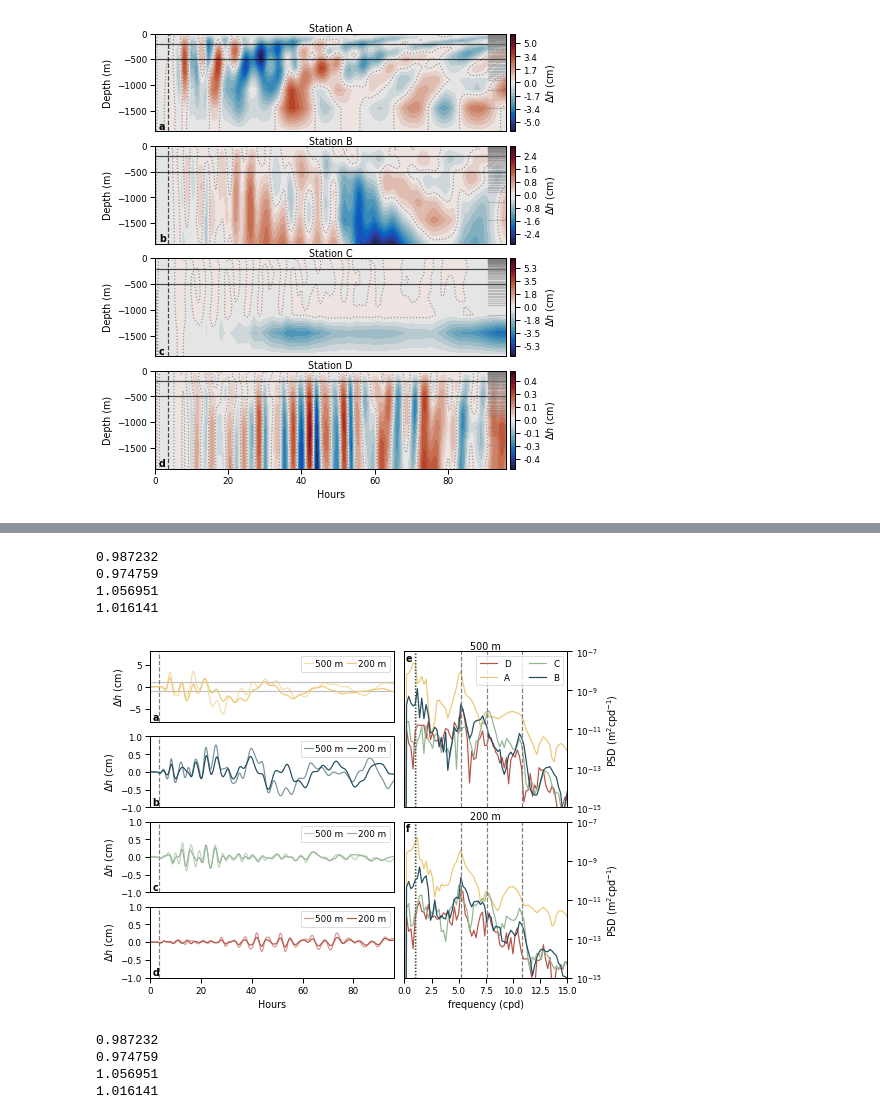
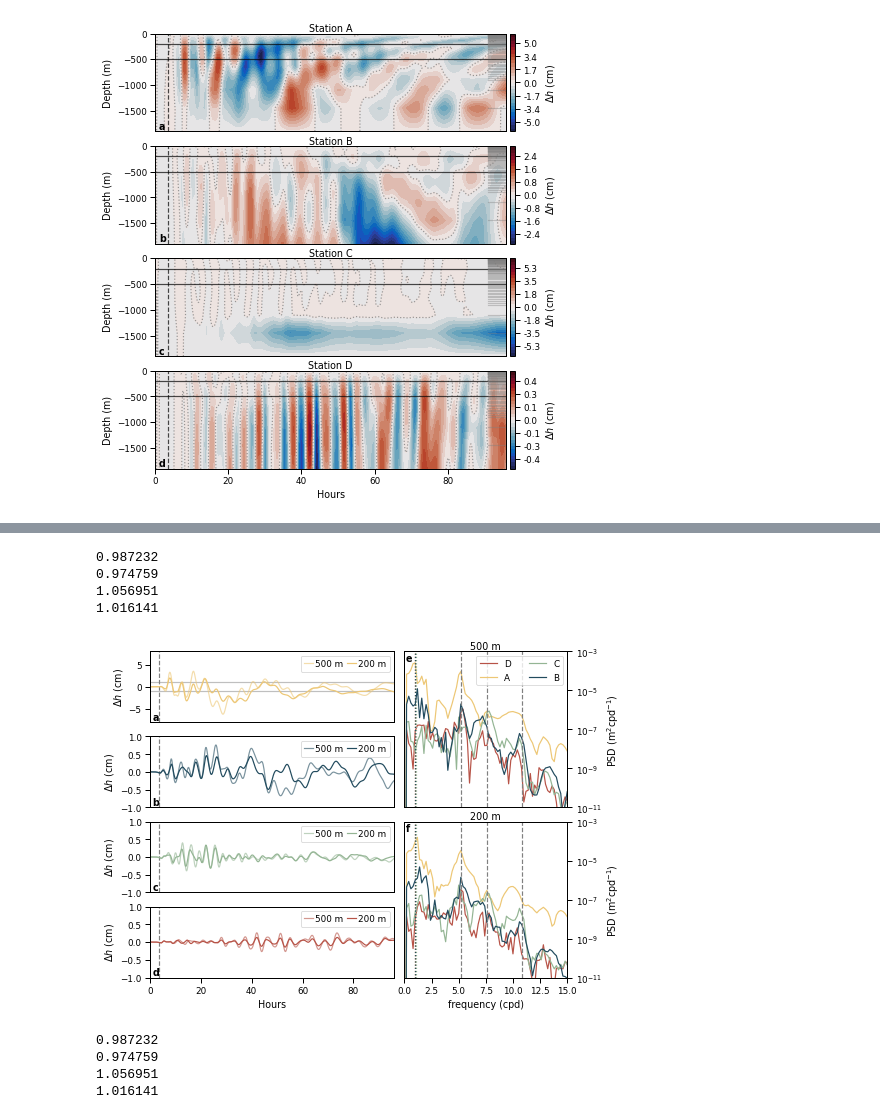
Before and after one commit to anakarinarm/notebooks_SVB, a Jupyter notebook: MITgcm/domain5/figures_paper/figure09_and_10_bottDrag.ipynb, the cells around one changed output, grey strips where cells are left out. Drawn from its saved outputs; the diff is of its cells as text; code cells hidden in the pictures.

```diff
--- a/MITgcm/domain5/figures_paper/figure09_and_10_bottDrag.ipynb
+++ b/MITgcm/domain5/figures_paper/figure09_and_10_bottDrag.ipynb
@@ -361,8 +361,8 @@ for st, st_name, col, ind, disp500_st, disp200_st in zip(range(4), st_names, col
     fftFreq, signalPSD = signal.periodogram(disp500_st, fs)
     fftFreqb, signalPSDb = signal.periodogram(disp200_st,fs )
 
-    ax1.plot(fftFreq*86400,signalPSD[:]/(1e4*86400),col,label=st_name)
-    ax1b.plot(fftFreqb*86400,signalPSDb[:]/(1e4*86400),col,label=st_name)
+    ax1.plot(fftFreq*86400,signalPSD[:]/(86400),col,label=st_name)
+    ax1b.plot(fftFreqb*86400,signalPSDb[:]/(86400),col,label=st_name)
 
     f = 86400*2*omega*np.sin(np.radians(lat[ind[1]]))/(2*np.pi) #cpd
     print('%f' %f)
@@ -373,7 +373,7 @@ ax1.legend(ncol=2)
 ax1.set_ylabel('PSD (m$^2$cpd$^{-1}$)')
 ax1.set_xlim(0,15)
 ax1.set_yscale('log')
-ax1.set_ylim(1E-15, 1E-7)
+ax1.set_ylim(1E-11, 1E-3)
 ax1.set_title('500 m', pad=0)
 ax1.set_xticks([])
 ax1.yaxis.tick_right()
@@ -383,7 +383,7 @@ ax1b.set_xlabel('frequency (cpd)')
 ax1b.set_ylabel('PSD (m$^2$cpd$^{-1}$)')
 ax1b.set_xlim(0,15)
 ax1b.set_yscale('log')
-ax1b.set_ylim(1E-15, 1E-7)
+ax1b.set_ylim(1E-11, 1E-3)
 ax1b.set_title('200 m', pad=0)
 ax1b.yaxis.tick_right()
 ax1b.yaxis.set_label_position("right")
@@ -480,8 +480,8 @@ for st, st_name, col, ind, disp500_st, disp200_st in zip(range(4), st_names, col
     fftFreq, signalPSD = signal.periodogram(disp500_st, fs)
     fftFreqb, signalPSDb = signal.periodogram(disp200_st,fs )
 
-    ax1.plot(fftFreq*86400,signalPSD[:]/(1e4*86400),col,label=st_name)
-    ax1b.plot(fftFreqb*86400,signalPSDb[:]/(1e4*86400),col,label=st_name)
+    ax1.plot(fftFreq*86400,signalPSD[:]/(86400),col,label=st_name)
+    ax1b.plot(fftFreqb*86400,signalPSDb[:]/(86400),col,label=st_name)
 
     f = 86400*2*omega*np.sin(np.radians(lat[ind[1]]))/(2*np.pi) #cpd
     print('%f' %f)
@@ -492,36 +492,36 @@ ax1.legend(ncol=2)
 ax1.set_ylabel('PSD (m$^2$cpd$^{-1}$)')
 ax1.set_xlim(0,15)
 ax1.set_yscale('log')
-ax1.set_ylim(1E-15, 1E-7)
+ax1.set_ylim(1E-11, 1E-3)
 ax1.set_title('500 m', pad=0)
 ax1.set_xticks([])
 ax1.yaxis.tick_right()
 ax1.yaxis.set_label_position("right")
 
 ax1b.set_xlabel('frequency (cpd)')
 ax1b.set_ylabel('PSD (m$^2$cpd$^{-1}$)')
 ax1b.set_xlim(0,15)
 ax1b.set_yscale('log')
-ax1b.set_ylim(1E-15, 1E-7)
+ax1b.set_ylim(1E-11, 1E-3)
 ax1b.set_title('200 m', pad=0)
 ax1b.yaxis.tick_right()
 ax1b.yaxis.set_label_position("right")
 
 for axx, lab in zip([ax1, ax1b], ['e','f']):
     axx.axvline(5.2, color='0.5', linestyle='--')
     axx.axvline(7.6, color='0.5', linestyle='--')
     axx.axvline(10.8, color='0.5', linestyle='--')
     axx.text(0.01,0.94,lab, fontweight='bold',transform=axx.transAxes)
 
 plt.tight_layout()
 plt.savefig('figure10_bottDrag.png', dpi=500, bbox_inches='tight')
 plt.show()
 # %% [output]
 0.987232
 0.974759
 1.056951
 1.016141
-[figure, old version]
+[figure, new version]
 # %%
 fig = plt.figure(figsize=(7.48,6))
 gs0 = gridspec.GridSpec(1,2, width_ratios=[1.5,1], wspace=0.05, hspace=0.15)
```
Also changed, not shown: parts of 4 cells of this notebook, 37 other files.
